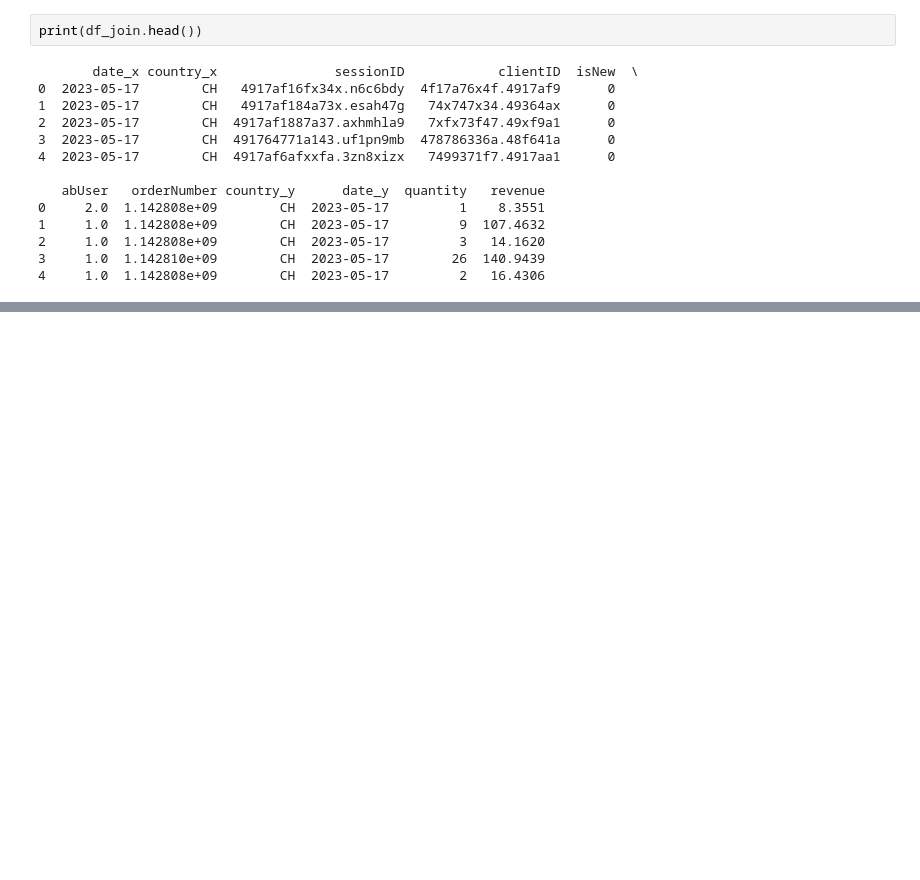
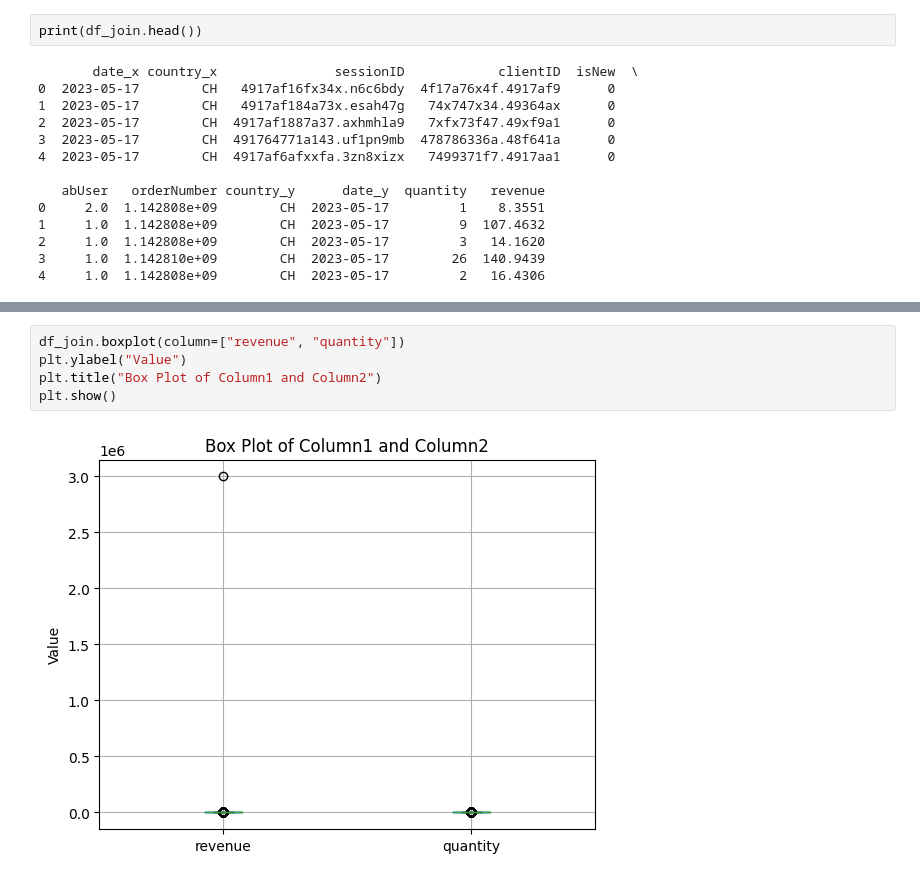
Before and after one commit to KlaraMartinaskova/notino, a Jupyter notebook: development_file.ipynb, the cells around one changed output, grey strips where cells are left out. Cells and saved outputs as stored; diff of their text form; blank space fills up the shorter version.

```diff
--- a/development_file.ipynb
+++ b/development_file.ipynb
@@ -253,0 +308,7 @@ The average revenue of reco group is 66.91 and the average revenue of control gr
+# %%
+df_join.boxplot(column=["revenue", "quantity"])
+plt.ylabel("Value")
+plt.title("Box Plot of Column1 and Column2")
+plt.show()
+# %% [output]
+[figure, added]
```
Also changed, not shown: parts of 10 cells of this notebook, 1 other file.
